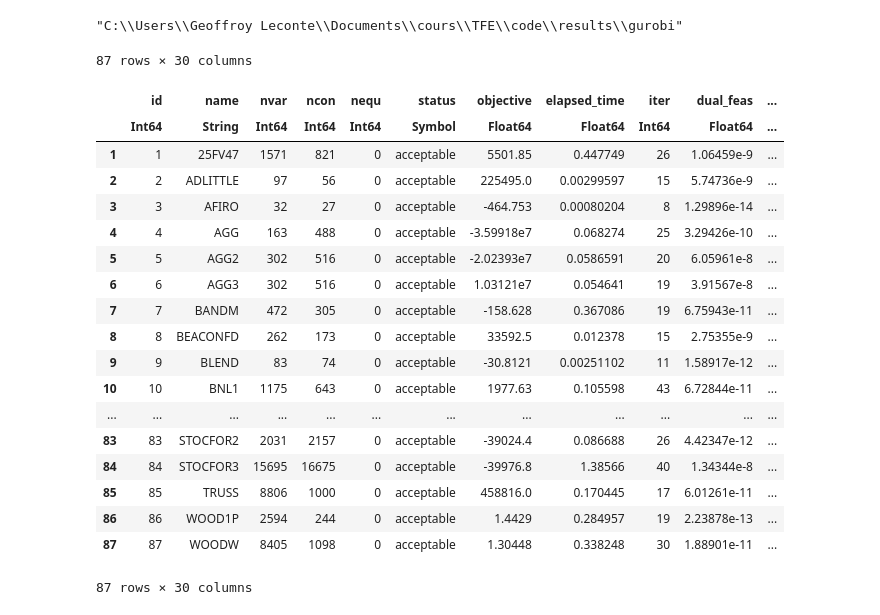
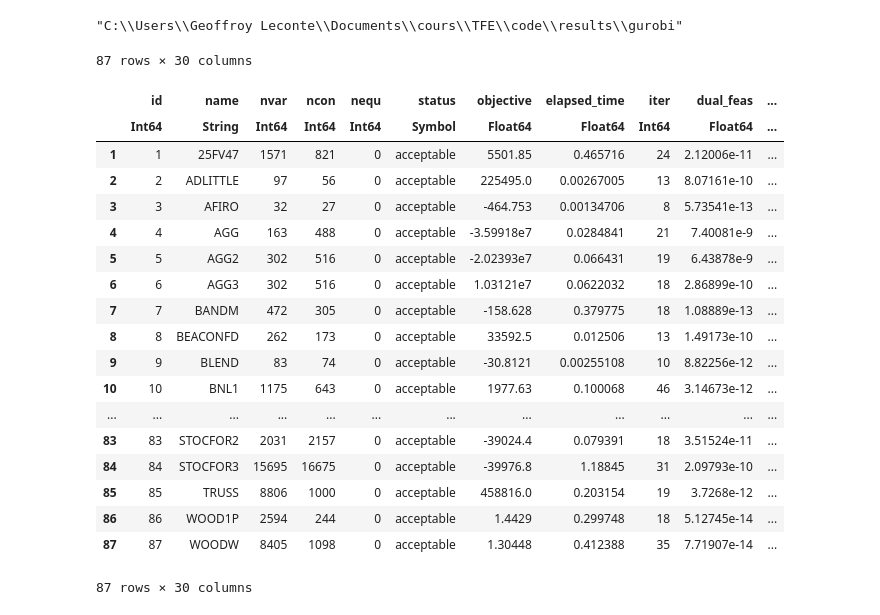
Before and after one commit to geoffroyleconte/StageOptim, a Jupyter notebook: comparisons.ipynb, the cells around one changed output. Saved outputs shown, nothing was run; the diff lists cells and outputs as text; code cells hidden in the pictures.

Commit message:
mise à l'échelle ruiz

```diff
--- a/comparisons.ipynb
+++ b/comparisons.ipynb
@@ -48,30 +48,34 @@ close(file11)
 file12 = jldopen(string(res_path, "\\mehrotra_ldl12_scaling.jld2"), "r")
 mehrotra12 = file12["stats"];
 close(file12)
+# scaling ruiz (1000 iter max, eps=1e-3) ρ, δ = 1e5*sqrt(eps()), 1e6*sqrt(eps())  /=10 => sqrt(eps), 100* sqrt(eps)
+file13 = jldopen(string(res_path, "\\mehrotra_ldl13_scaling_ruiz.jld2"), "r")
+mehrotra13 = file13["stats"];
+close(file13)
 # %%
 withenv("COLUMNS" => 600, "LINES" => 200) do
-    display(mehrotra12)
+    display(mehrotra13)
 end
 # %% [output]
 87 rows × 30 columns
 |  | id | name | nvar | ncon | nequ | status | objective | elapsed_time | iter | dual_feas | ... |
 |  | Int64 | String | Int64 | Int64 | Int64 | Symbol | Float64 | Float64 | Int64 | Float64 | ... |
-| 1 | 1 | 25FV47 | 1571 | 821 | 0 | acceptable | 5501.85 | 0.447749 | 26 | 1.06459e-9 | ... |
-| 2 | 2 | ADLITTLE | 97 | 56 | 0 | acceptable | 225495.0 | 0.00299597 | 15 | 5.74736e-9 | ... |
-| 3 | 3 | AFIRO | 32 | 27 | 0 | acceptable | -464.753 | 0.00080204 | 8 | 1.29896e-14 | ... |
-| 4 | 4 | AGG | 163 | 488 | 0 | acceptable | -3.59918e7 | 0.068274 | 25 | 3.29426e-10 | ... |
-| 5 | 5 | AGG2 | 302 | 516 | 0 | acceptable | -2.02393e7 | 0.0586591 | 20 | 6.05961e-8 | ... |
-| 6 | 6 | AGG3 | 302 | 516 | 0 | acceptable | 1.03121e7 | 0.054641 | 19 | 3.91567e-8 | ... |
-| 7 | 7 | BANDM | 472 | 305 | 0 | acceptable | -158.628 | 0.367086 | 19 | 6.75943e-11 | ... |
-| 8 | 8 | BEACONFD | 262 | 173 | 0 | acceptable | 33592.5 | 0.012378 | 15 | 2.75355e-9 | ... |
-| 9 | 9 | BLEND | 83 | 74 | 0 | acceptable | -30.8121 | 0.00251102 | 11 | 1.58917e-12 | ... |
-| 10 | 10 | BNL1 | 1175 | 643 | 0 | acceptable | 1977.63 | 0.105598 | 43 | 6.72844e-11 | ... |
+| 1 | 1 | 25FV47 | 1571 | 821 | 0 | acceptable | 5501.85 | 0.465716 | 24 | 2.12006e-11 | ... |
+| 2 | 2 | ADLITTLE | 97 | 56 | 0 | acceptable | 225495.0 | 0.00267005 | 13 | 8.07161e-10 | ... |
+| 3 | 3 | AFIRO | 32 | 27 | 0 | acceptable | -464.753 | 0.00134706 | 8 | 5.73541e-13 | ... |
+| 4 | 4 | AGG | 163 | 488 | 0 | acceptable | -3.59918e7 | 0.0284841 | 21 | 7.40081e-9 | ... |
+| 5 | 5 | AGG2 | 302 | 516 | 0 | acceptable | -2.02393e7 | 0.066431 | 19 | 6.43878e-9 | ... |
+| 6 | 6 | AGG3 | 302 | 516 | 0 | acceptable | 1.03121e7 | 0.0622032 | 18 | 2.86899e-10 | ... |
+| 7 | 7 | BANDM | 472 | 305 | 0 | acceptable | -158.628 | 0.379775 | 18 | 1.08889e-13 | ... |
+| 8 | 8 | BEACONFD | 262 | 173 | 0 | acceptable | 33592.5 | 0.012506 | 13 | 1.49173e-10 | ... |
+| 9 | 9 | BLEND | 83 | 74 | 0 | acceptable | -30.8121 | 0.00255108 | 10 | 8.82256e-12 | ... |
+| 10 | 10 | BNL1 | 1175 | 643 | 0 | acceptable | 1977.63 | 0.100068 | 46 | 3.14673e-12 | ... |
 | ... | ... | ... | ... | ... | ... | ... | ... | ... | ... | ... | ... |
-| 83 | 83 | STOCFOR2 | 2031 | 2157 | 0 | acceptable | -39024.4 | 0.086688 | 26 | 4.42347e-12 | ... |
-| 84 | 84 | STOCFOR3 | 15695 | 16675 | 0 | acceptable | -39976.8 | 1.38566 | 40 | 1.34344e-8 | ... |
-| 85 | 85 | TRUSS | 8806 | 1000 | 0 | acceptable | 458816.0 | 0.170445 | 17 | 6.01261e-11 | ... |
-| 86 | 86 | WOOD1P | 2594 | 244 | 0 | acceptable | 1.4429 | 0.284957 | 19 | 2.23878e-13 | ... |
-| 87 | 87 | WOODW | 8405 | 1098 | 0 | acceptable | 1.30448 | 0.338248 | 30 | 1.88901e-11 | ... |
+| 83 | 83 | STOCFOR2 | 2031 | 2157 | 0 | acceptable | -39024.4 | 0.079391 | 18 | 3.51524e-11 | ... |
+| 84 | 84 | STOCFOR3 | 15695 | 16675 | 0 | acceptable | -39976.8 | 1.18845 | 31 | 2.09793e-10 | ... |
+| 85 | 85 | TRUSS | 8806 | 1000 | 0 | acceptable | 458816.0 | 0.203154 | 19 | 3.7268e-12 | ... |
+| 86 | 86 | WOOD1P | 2594 | 244 | 0 | acceptable | 1.4429 | 0.299748 | 18 | 5.12745e-14 | ... |
+| 87 | 87 | WOODW | 8405 | 1098 | 0 | acceptable | 1.30448 | 0.412388 | 35 | 7.71907e-14 | ... |
 # %%
 withenv("COLUMNS" => 600, "LINES" => 200) do
     display(gurobi)
```
Also changed, not shown: parts of 1 cell of this notebook, 1 other file.
